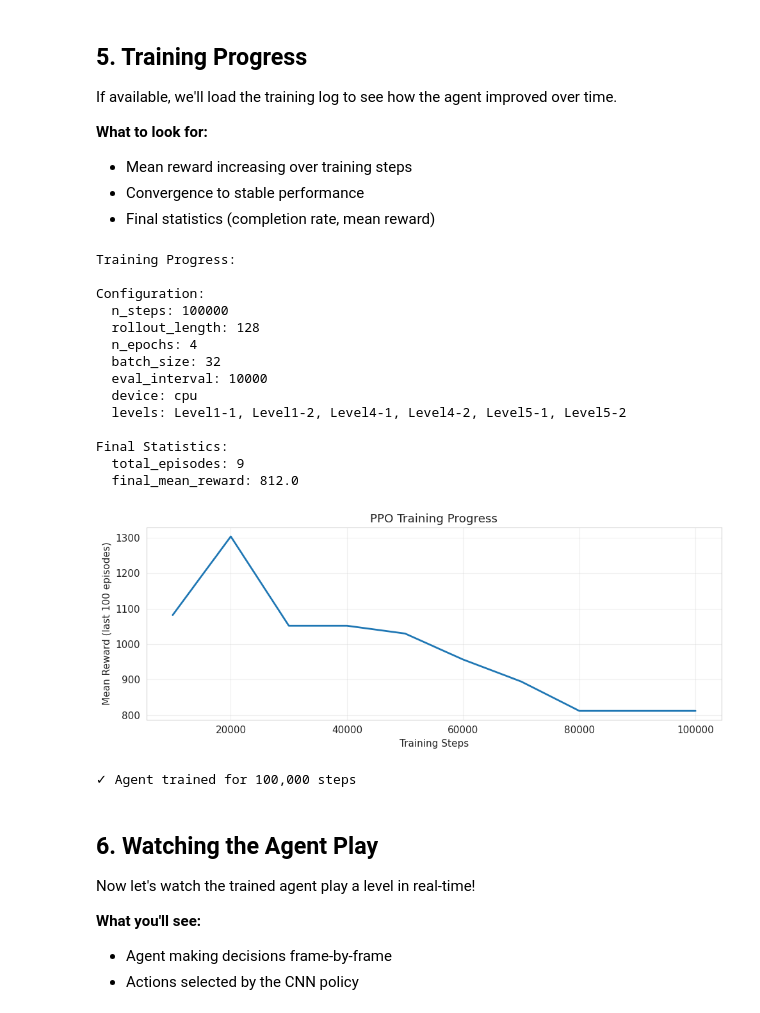
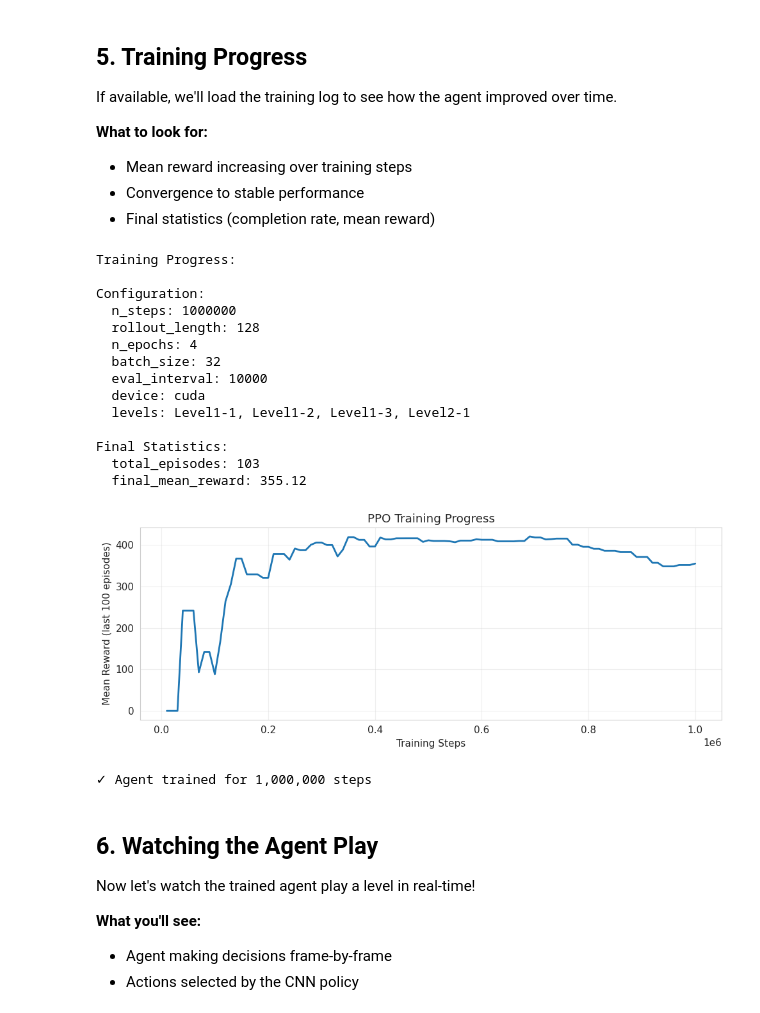
Before and after one commit to courtois-neuromod/mario.tutorials, a Jupyter notebook: notebooks/02_reinforcement_learning.ipynb, the cells around one changed output. Saved outputs shown, nothing was run; the diff lists cells and outputs as text; code cells hidden in the pictures.

Commit message:
fixed model path

```diff
--- a/notebooks/02_reinforcement_learning.ipynb
+++ b/notebooks/02_reinforcement_learning.ipynb
@@ -367,7 +385,7 @@ If available, we'll load the training log to see how the agent improved over tim
 import json
 from pathlib import Path
 
-LOG_PATH = Path('../models/training_log.json')
+LOG_PATH = Path('./models/training_log.json')
 
 if LOG_PATH.exists():
     with open(LOG_PATH, 'r') as f:
@@ -389,40 +407,40 @@ if LOG_PATH.exists():
     if len(training_log['progress']) > 0:
         import matplotlib.pyplot as plt
 
         progress = training_log['progress']
         steps = [p['step'] for p in progress]
         mean_rewards = [p['mean_reward'] for p in progress]
 
         fig, ax = plt.subplots(figsize=(10, 4))
         ax.plot(steps, mean_rewards, linewidth=2)
         ax.set_xlabel('Training Steps')
         ax.set_ylabel('Mean Reward (last 100 episodes)')
         ax.set_title('PPO Training Progress')
         ax.grid(True, alpha=0.3)
         plt.tight_layout()
         plt.show()
 
         print(f"\n✓ Agent trained for {steps[-1]:,} steps")
 else:
     print("⚠ No training log found. Agent may have been trained elsewhere.")
     print(f"  Expected: {LOG_PATH}")
 # %% [output]
 Training Progress:
 
 Configuration:
-  n_steps: 100000
+  n_steps: 1000000
   rollout_length: 128
   n_epochs: 4
   batch_size: 32
   eval_interval: 10000
-  device: cpu
-  levels: Level1-1, Level1-2, Level4-1, Level4-2, Level5-1, Level5-2
+  device: cuda
+  levels: Level1-1, Level1-2, Level1-3, Level2-1
 
 Final Statistics:
-  total_episodes: 9
-  final_mean_reward: 812.0
+  total_episodes: 103
+  final_mean_reward: 355.12
-[figure, old version]
+[figure, new version]
-✓ Agent trained for 100,000 steps
+✓ Agent trained for 1,000,000 steps
 # %% [markdown]
 ## 6. Watching the Agent Play
 
```
Also changed, not shown: parts of 8 cells of this notebook.
